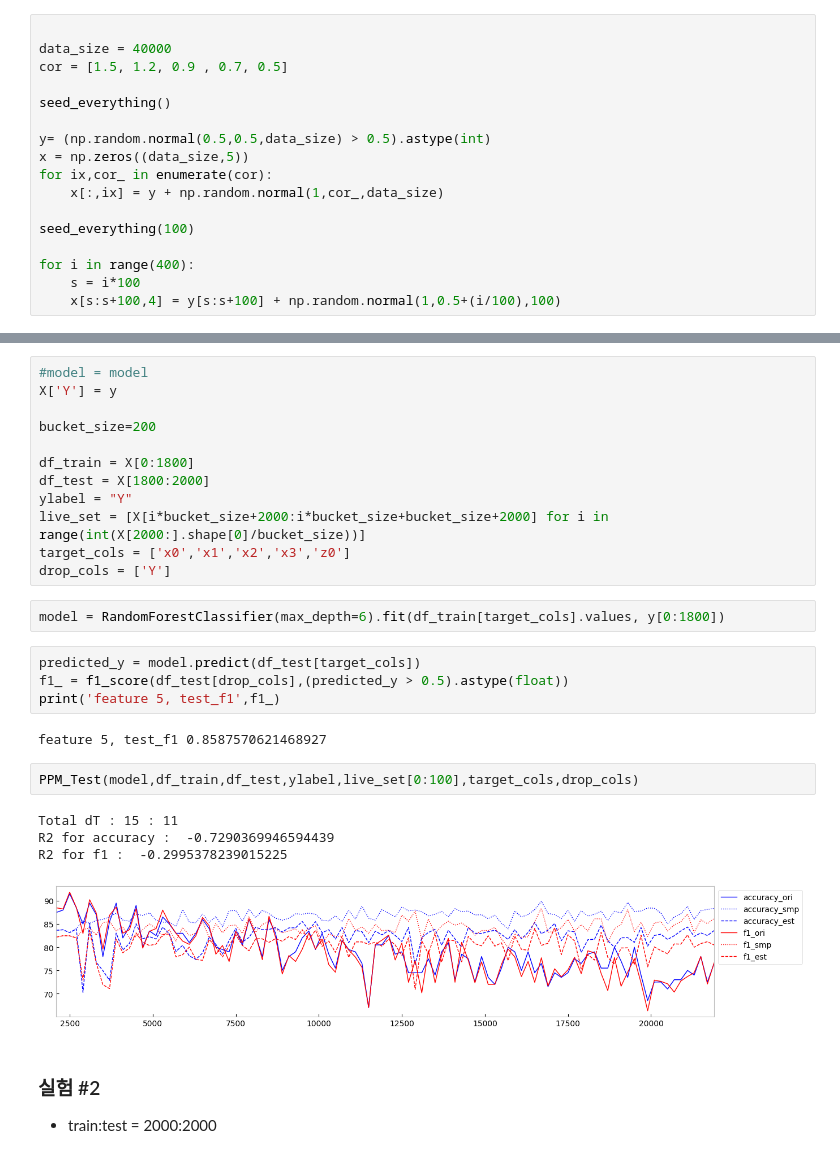
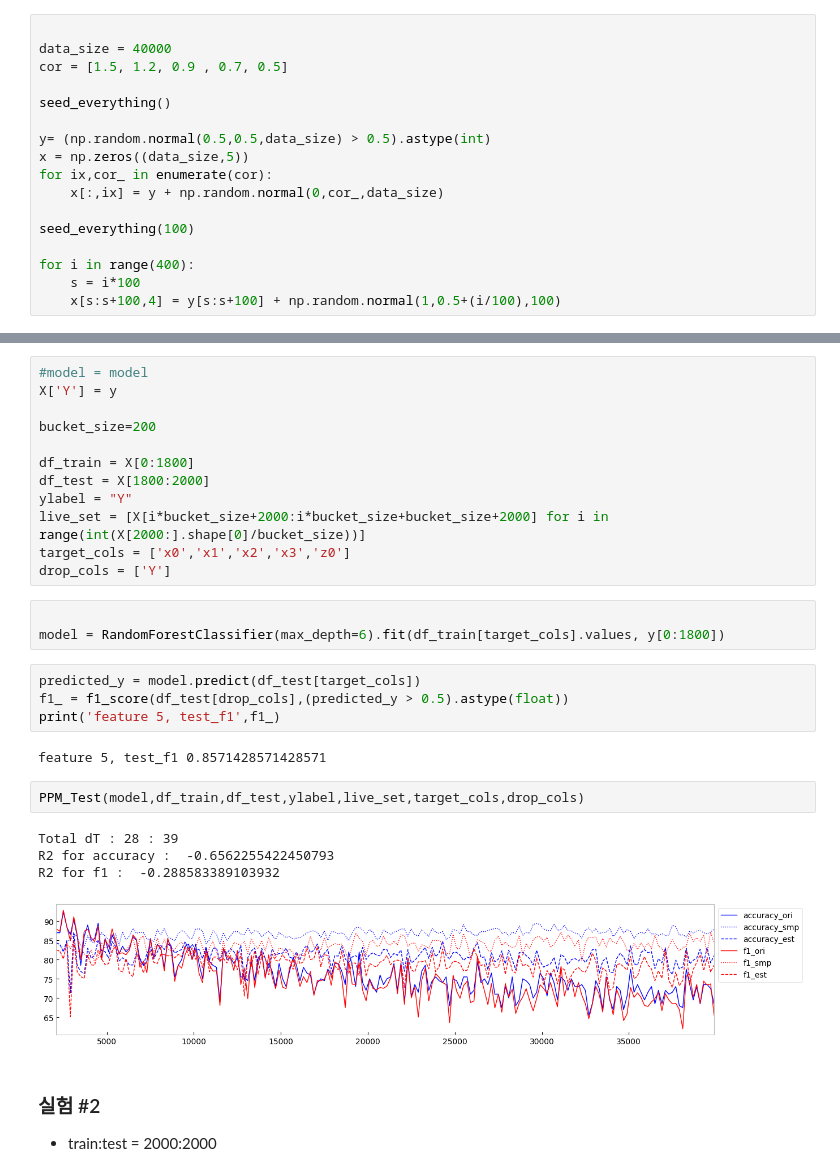
Before and after one commit to dolmani38/concept_drift, a Jupyter notebook: Sampling_testcode (1).ipynb, the cells around one changed output, grey strips where cells are left out. Saved outputs shown, nothing was run; the diff lists cells and outputs as text.

```diff
--- a/Sampling_testcode (1).ipynb
+++ b/Sampling_testcode (1).ipynb
@@ -631,7 +634,7 @@ seed_everything()
 y= (np.random.normal(0.5,0.5,data_size) > 0.5).astype(int)
 x = np.zeros((data_size,5))
 for ix,cor_ in enumerate(cor):
-    x[:,ix] = y + np.random.normal(1,cor_,data_size)
+    x[:,ix] = y + np.random.normal(0,cor_,data_size)
 
 seed_everything(100)
 
@@ -721,20 +741,21 @@ live_set = [X[i*bucket_size+2000:i*bucket_size+bucket_size+2000] for i in range(
 target_cols = ['x0','x1','x2','x3','z0']
 drop_cols = ['Y']
 # %%
+
 model = RandomForestClassifier(max_depth=6).fit(df_train[target_cols].values, y[0:1800])
 # %%
 predicted_y = model.predict(df_test[target_cols])
 f1_ = f1_score(df_test[drop_cols],(predicted_y > 0.5).astype(float))
 print('feature 5, test_f1',f1_)
 # %% [output]
-feature 5, test_f1 0.8587570621468927
+feature 5, test_f1 0.8571428571428571
 # %%
-PPM_Test(model,df_train,df_test,ylabel,live_set[0:100],target_cols,drop_cols)
+PPM_Test(model,df_train,df_test,ylabel,live_set,target_cols,drop_cols)
 # %% [output]
-Total dT : 15 : 11
-R2 for accuracy :  -0.7290369946594439
-R2 for f1 :  -0.2995378239015225
+Total dT : 28 : 39
+R2 for accuracy :  -0.6562255422450793
+R2 for f1 :  -0.288583389103932
-[figure, old version]
+[figure, new version]
 # %% [markdown]
 ### 실험 #2
 + train:test = 2000:2000
```
Also changed, not shown: parts of 6 cells of this notebook.
